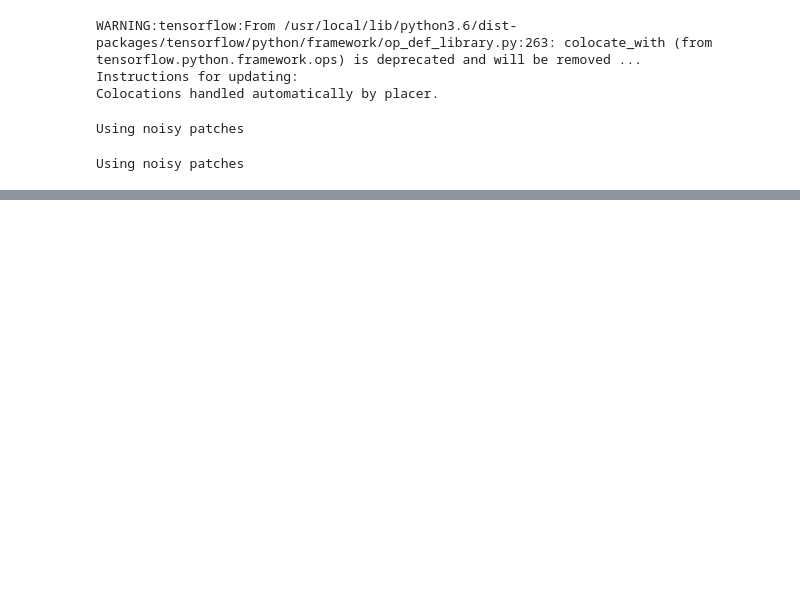
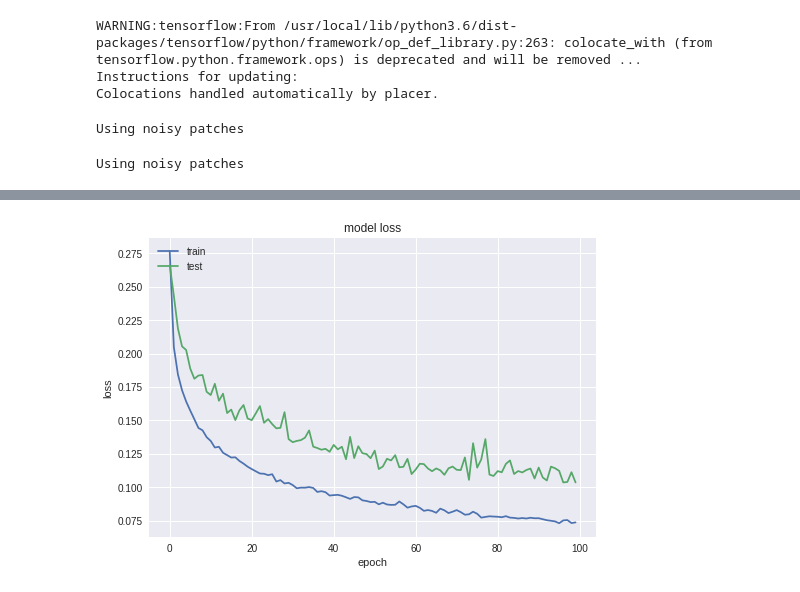
Before and after one commit to AlexMontgomerie/deepLearning, a Jupyter notebook: full_net_best.ipynb, the cells around one changed output, grey strips where cells are left out. Drawn from its saved outputs; the diff is of its cells as text; code cells hidden in the pictures; blank space fills up the shorter version.

```diff
--- a/full_net_best.ipynb
+++ b/full_net_best.ipynb
@@ -361,18 +361,17 @@ Epoch 10/100
 # %%
 
 plt.plot(descriptor_history.history['loss'])
 plt.plot(descriptor_history.history['val_loss'])
 plt.title('model loss')
 plt.ylabel('loss')
 plt.xlabel('epoch')
 plt.legend(['train', 'test'], loc='upper left')
 plt.show()
 
-with open('data/net_loss.npy','w') as f:
-  np.save(f, np.array(descriptor_history.history['loss']))
-
-with open('data/net_val_loss.npy','w') as f:
-  np.save(f, np.array(descriptor_history.history['val_loss']))
+np.save('data/net_loss.npy', np.array(descriptor_history.history['loss']))
+np.save('data/net_val_loss.npy', np.array(descriptor_history.history['val_loss']))
+# %% [output]
+[figure, added]
 # %%
 from keras.models import load_model
 from get_data import get_data
```
Also changed, not shown: parts of 4 cells of this notebook.
